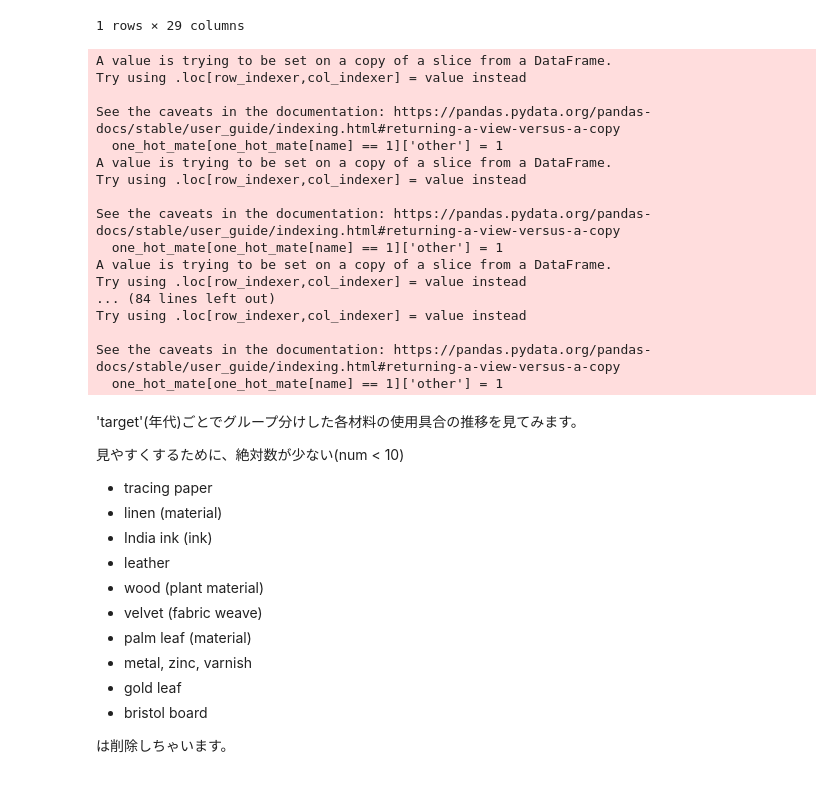
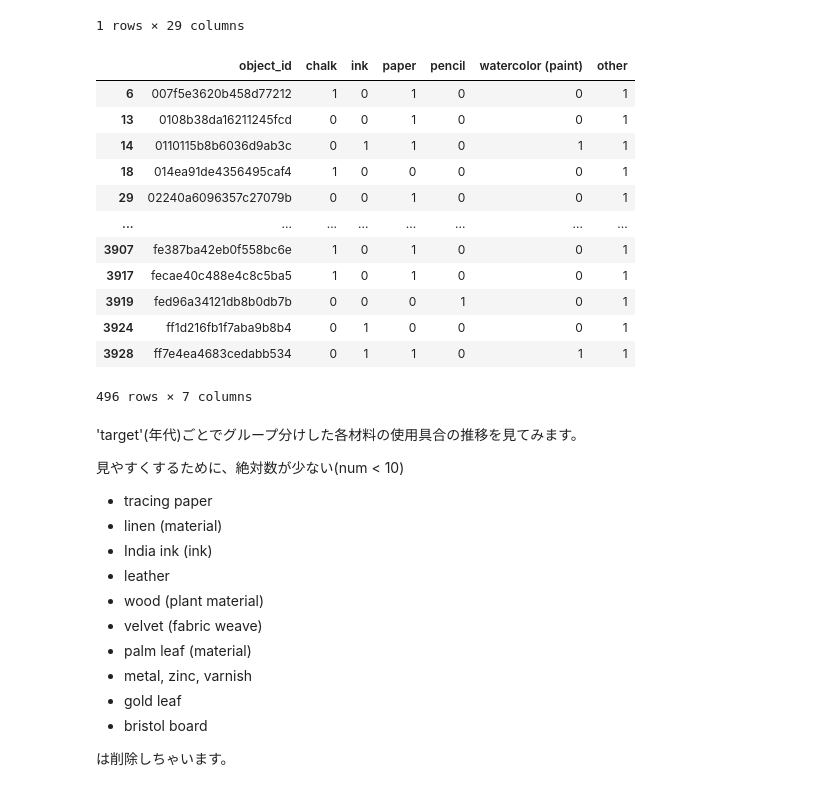
Before and after one commit to junprog/atmaCup11, a Jupyter notebook: EDA_material_technique.ipynb, the cells around one changed output. Drawn from its saved outputs; the diff is of its cells as text; code cells hidden in the pictures.

```diff
--- a/EDA_material_technique.ipynb
+++ b/EDA_material_technique.ipynb
@@ -151,32 +165,35 @@ unit_mate_df[unit_mate_df.object_id == '60c1cacb453d497ad3a4']
 # %%
 """class: 25 -> 5 + other class 1 -> 6"""
 class_names = [class_name for class_name in mate_df.name.value_counts().index]
 use_class_names = class_names[:5]
 use_class_names.append('other')
 
 not_use_class_names = class_names[5:]
 
+one_hot_mate_copy = one_hot_mate
+
 # other making
 for name in not_use_class_names:
-    one_hot_mate[one_hot_mate[name] == 1].LOC['other'] = 1
+    one_hot_mate_copy.loc[one_hot_mate_copy[name] == 1, 'other'] = 1
+    one_hot_mate_copy = one_hot_mate_copy.drop(name, axis=1)
+
+one_hot_mate_copy = one_hot_mate_copy.fillna(0)
+
+one_hot_mate_copy[one_hot_mate_copy.other==1]
 # %% [output]
+|  | object_id | chalk | ink | paper | pencil | watercolor (paint) | other |
+| 6 | 007f5e3620b458d77212 | 1 | 0 | 1 | 0 | 0 | 1 |
+| 13 | 0108b38da16211245fcd | 0 | 0 | 1 | 0 | 0 | 1 |
+| 14 | 0110115b8b6036d9ab3c | 0 | 1 | 1 | 0 | 1 | 1 |
+| 18 | 014ea91de4356495caf4 | 1 | 0 | 0 | 0 | 0 | 1 |
+| 29 | 02240a6096357c27079b | 0 | 0 | 1 | 0 | 0 | 1 |
+| ... | ... | ... | ... | ... | ... | ... | ... |
+| 3907 | fe387ba42eb0f558bc6e | 1 | 0 | 1 | 0 | 0 | 1 |
+| 3917 | fecae40c488e4c8c5ba5 | 1 | 0 | 1 | 0 | 0 | 1 |
+| 3919 | fed96a34121db8b0db7b | 0 | 0 | 0 | 1 | 0 | 1 |
+| 3924 | ff1d216fb1f7aba9b8b4 | 0 | 1 | 0 | 0 | 0 | 1 |
+| 3928 | ff7e4ea4683cedabb534 | 0 | 1 | 1 | 0 | 1 | 1 |
-A value is trying to be set on a copy of a slice from a DataFrame.
-Try using .loc[row_indexer,col_indexer] = value instead
-
-See the caveats in the documentation: https://pandas.pydata.org/pandas-docs/stable/user_guide/indexing.html#returning-a-view-versus-a-copy
-  one_hot_mate[one_hot_mate[name] == 1]['other'] = 1
-A value is trying to be set on a copy of a slice from a DataFrame.
-Try using .loc[row_indexer,col_indexer] = value instead
-
-See the caveats in the documentation: https://pandas.pydata.org/pandas-docs/stable/user_guide/indexing.html#returning-a-view-versus-a-copy
-  one_hot_mate[one_hot_mate[name] == 1]['other'] = 1
-A value is trying to be set on a copy of a slice from a DataFrame.
-Try using .loc[row_indexer,col_indexer] = value instead
-... (84 lines left out)
-Try using .loc[row_indexer,col_indexer] = value instead
-
-See the caveats in the documentation: https://pandas.pydata.org/pandas-docs/stable/user_guide/indexing.html#returning-a-view-versus-a-copy
-  one_hot_mate[one_hot_mate[name] == 1]['other'] = 1
+496 rows × 7 columns
 # %% [markdown]
 'target'(年代)ごとでグループ分けした各材料の使用具合の推移を見てみます。
 
```
Also changed, not shown: parts of 1 cell of this notebook, 6 other files.
